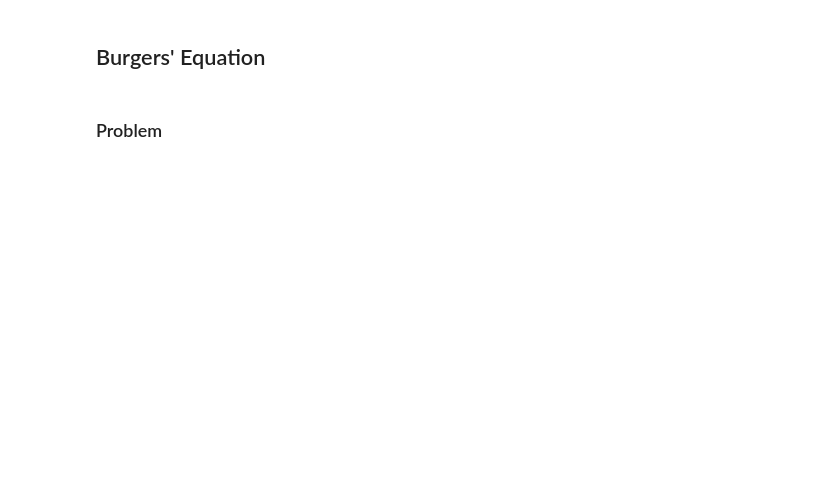
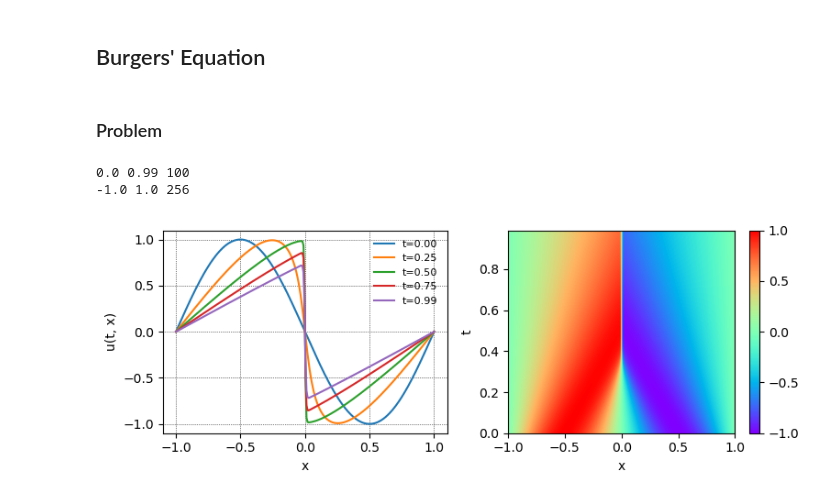
Before and after one commit to nampluskr/lectures, a Jupyter notebook: scientific_machine_learning/SM-1_physics_informed_neural_networks/SM-113_pinn_burgers.ipynb, the cells around one changed output. Drawn from its saved outputs; the diff is of its cells as text; code cells hidden in the pictures; blank space fills up the shorter version.

```diff
--- a/scientific_machine_learning/SM-1_physics_informed_neural_networks/SM-113_pinn_burgers.ipynb
+++ b/scientific_machine_learning/SM-1_physics_informed_neural_networks/SM-113_pinn_burgers.ipynb
@@ -33,11 +33,28 @@ def show_result(t, x, U, title=""):
     fig.colorbar(img, ax=ax2)
     fig.tight_layout()
     plt.show()
+# %%
+import scipy
+
+data = scipy.io.loadmat('data/burgers_shock.mat')
+t = data['t'].flatten()     # (100,)
+x = data['x'].flatten()     # (256,)
+U_data = data['usol'].T     # (100, 256)
 # %%
-t_min, t_max, t_size = 0, 0.99, 100
-x_min, x_max, x_size = -1, 1, 256
+t_min, t_max, t_size = t.min(), t.max(), t.size     # (0, 0.99, 100)
+x_min, x_max, x_size = x.min(), x.max(), x.size     # (-1, 1, 256)
 
-t = np.linspace(t_min, t_max, t_size)       # (t_size,)
-x = np.linspace(x_min, x_max, x_size)       # (x_size,)
+# t = np.linspace(t_min, t_max, t_size)       # (t_size,)
+# x = np.linspace(x_min, x_max, x_size)       # (x_size,)
 T, X = np.meshgrid(t, x, indexing="ij")     # (t_size, x_size)
+
+print(t_min, t_max, t_size)
+print(x_min, x_max, x_size)
+# %% [output]
+0.0 0.99 100
+-1.0 1.0 256
+# %%
+show_result(t, x, U_data)
+# %% [output]
+[figure, added]
 # %%
```
Also changed, not shown: parts of 5 cells of this notebook.
